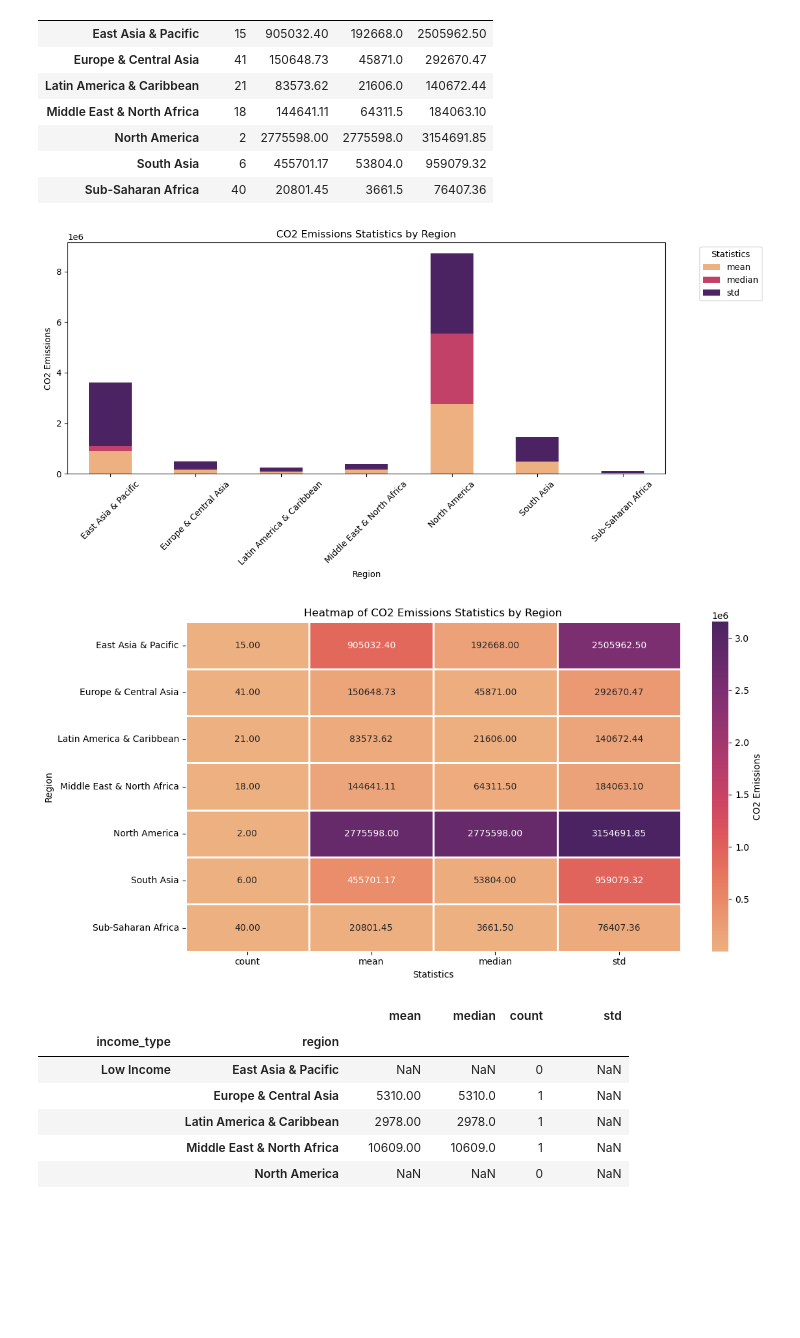
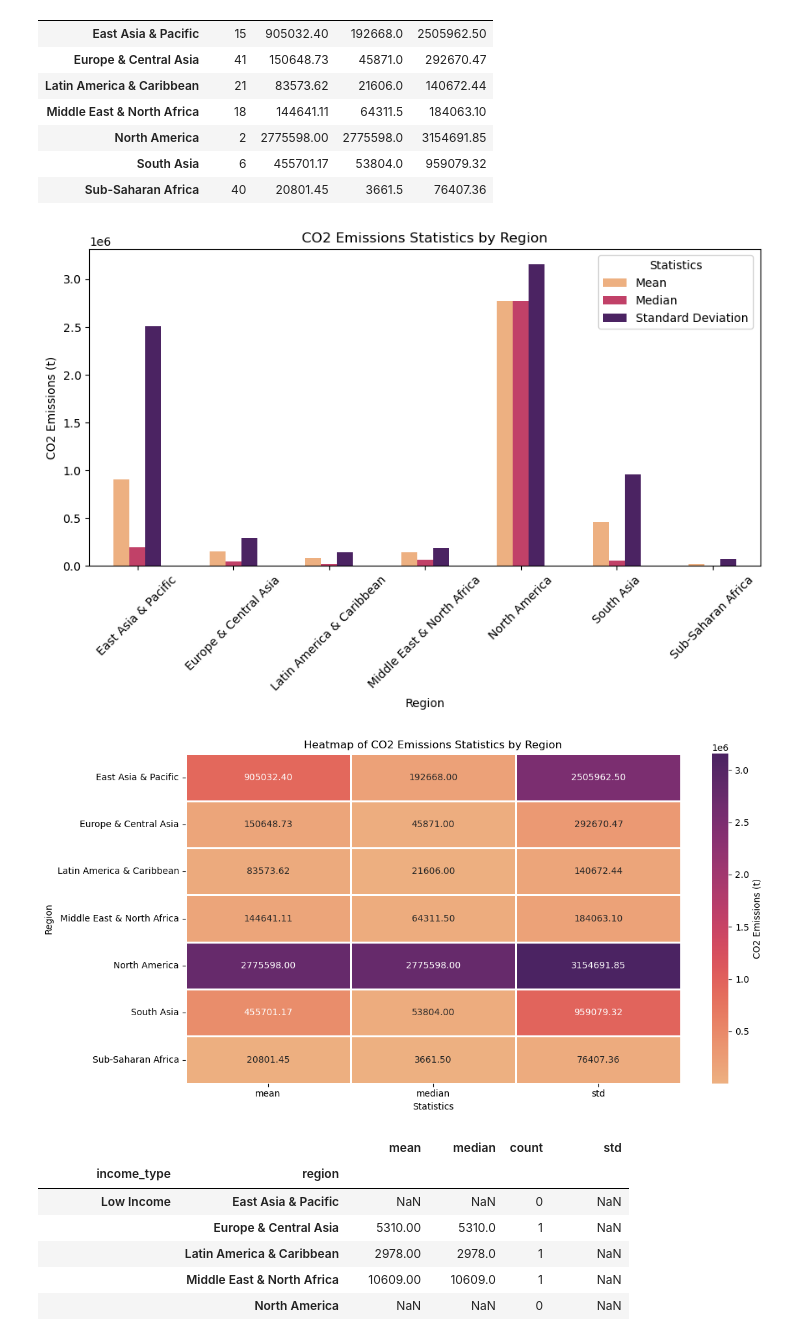
Before and after one commit to martaverfer/project-data-analysis, a Jupyter notebook: python_scripts/main.ipynb, the cells around one changed output. Saved outputs shown, nothing was run; the diff lists cells and outputs as text; code cells hidden in the pictures; blank space fills up the shorter version.

```diff
--- a/python_scripts/main.ipynb
+++ b/python_scripts/main.ipynb
@@ -617,38 +659,38 @@ agg_region_df
 | South Asia | 6 | 455701.17 | 53804.0 | 959079.32 |
 | Sub-Saharan Africa | 40 | 20801.45 | 3661.5 | 76407.36 |
 # %%
-agg_region_stacked_df = df_merged.groupby("region")["co2_emissions"].agg(["mean","median","std"]).round(2)
+agg_region_wocount_df = df_merged.groupby("region")["co2_emissions"].agg(["mean","median","std"]).round(2)
 
 # Reset the index to turn the 'region' into a column (so we can plot it easily)
-agg_df_reset = agg_region_stacked_df.reset_index()
+agg_df_reset = agg_region_wocount_df.reset_index()
 
 # Set 'region' as index and select only the statistics columns for stacking
 agg_df_reset = agg_df_reset.set_index('region')[['mean', 'median', 'std']]
 
 # Plot the stacked bar plot
-ax = agg_df_reset.plot(kind='bar', stacked=True, figsize=(12, 6), colormap='flare')
+ax = agg_df_reset.plot(kind='bar', stacked=False, figsize=(9, 6), colormap='flare')
 
 # Customize the plot
 plt.title('CO2 Emissions Statistics by Region')
 plt.xlabel('Region')
-plt.ylabel('CO2 Emissions')
+plt.ylabel('CO2 Emissions (t)')
 plt.xticks(rotation=45)
-plt.legend(title='Statistics', bbox_to_anchor=(1.05, 1), loc='upper left')
+plt.legend(title='Statistics', labels=['Mean', 'Median', 'Standard Deviation'], bbox_to_anchor=(0.75, 1), loc='upper left')
 
 plt.tight_layout()
 plt.show()
 # %% [output]
-[figure, old version]
+[figure, new version]
 # %%
 # Reset the index to turn 'region' into a column
-agg_df_reset = agg_region_df.reset_index()
+agg_df_reset = agg_region_wocount_df.reset_index()
 
 # Set 'region' as index and keep the statistics columns
-agg_df_reset = agg_df_reset.set_index('region')[['count', 'mean', 'median', 'std']]
+agg_df_reset = agg_df_reset.set_index('region')[['mean', 'median', 'std']]
 
 # Plot the heatmap
 plt.figure(figsize=(12, 6))
-sns.heatmap(agg_df_reset, annot=True, cmap='flare', fmt='.2f', cbar_kws={'label': 'CO2 Emissions'}, linewidths=1)
+sns.heatmap(agg_df_reset, annot=True, cmap='flare', fmt='.2f', cbar_kws={'label': 'CO2 Emissions (t)'}, linewidths=1)
 
 # Customize the plot
 plt.title('Heatmap of CO2 Emissions Statistics by Region')
@@ -658,7 +700,7 @@ plt.ylabel('Region')
 plt.tight_layout()
 plt.show()
 # %% [output]
-[figure, old version]
+[figure, new version]
 # %%
 # Group by
 df_merged.groupby(["income_type","region"])["co2_emissions"].agg(['mean','median','count','std']).round(2)
```
Also changed, not shown: parts of 60 cells of this notebook, 2 other files.
